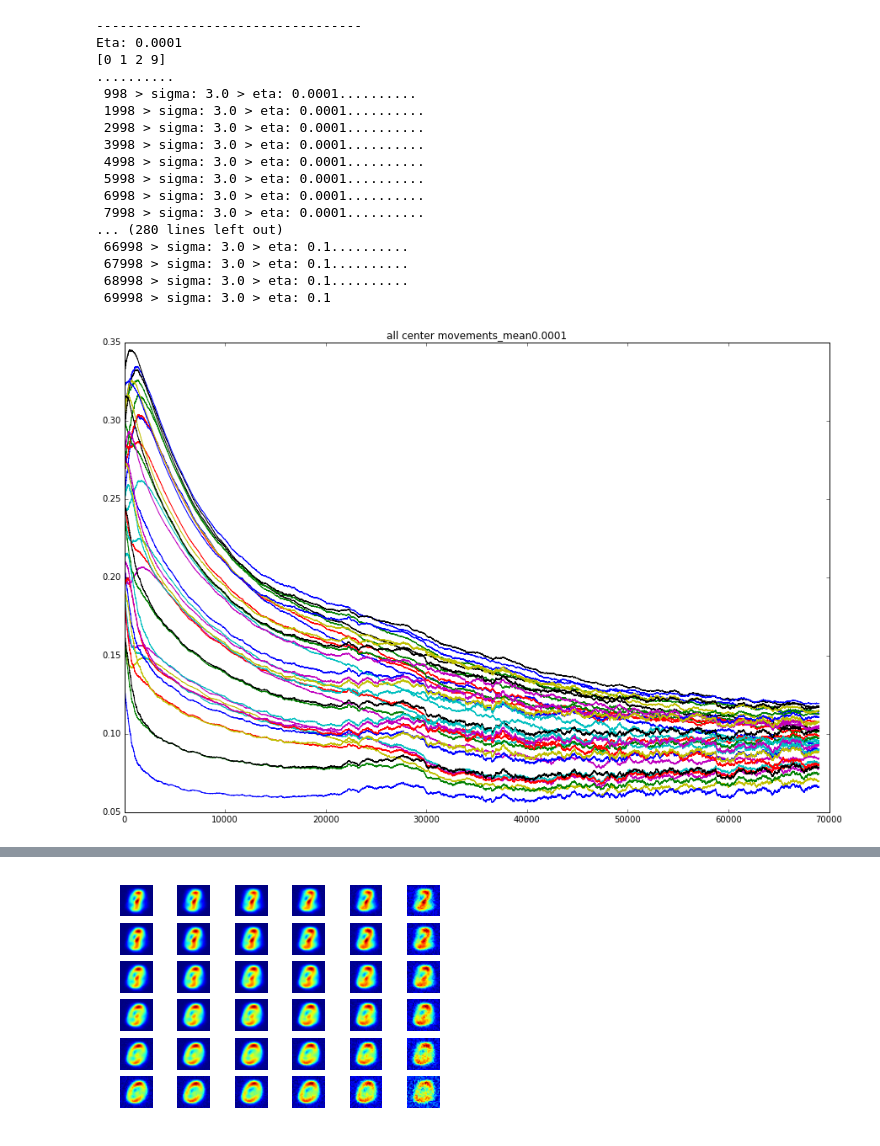
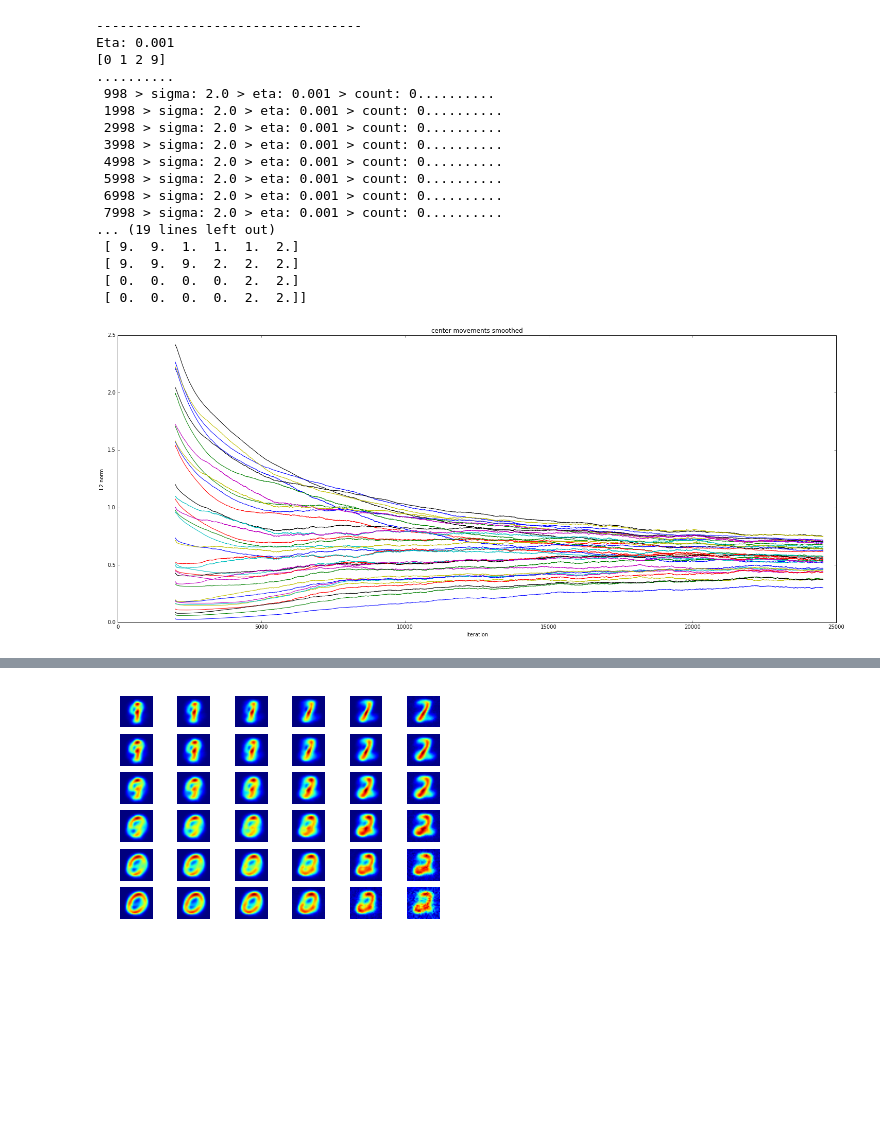
Before and after one commit to JosselinVallee/Unsupervised_project1, a Jupyter notebook: notebook-lukas.ipynb, the cells around one changed output, grey strips where cells are left out. Cells and saved outputs as stored; diff of their text form; code cells hidden in the pictures; blank space fills up the shorter version.

```diff
--- a/notebook-lukas.ipynb
+++ b/notebook-lukas.ipynb
@@ -327,55 +370,55 @@ def kohonen_test(max_iter=5, R=1, init_eta=0.1, movment_limit = 0.1, stab_limit=
     return {} #plot_dict
 # %%
 tmax = 70000
-etas = [0.0001, 0.001, 0.01, 0.1]
+etas = [0.001]
 figs = []
 legends = defaultdict(lambda: [])
 # load in data and labels
 data = np.array(np.loadtxt('data.txt'))
 labels = np.loadtxt('labels.txt')
 targetdigits = name2digits("Lukas Pestalozzi")
 
 for e in etas:
     print("\n----------------------------------")
     print("Eta:", e)
-    plt_dict = kohonen_test(max_iter=tmax, R=0, init_eta=e, init_sigma=3.0,
-                                                   W_movement = len(data),
-                                                   movment_limit = 0.0,
-                                                   stab_limit=0,
-                                                   data=data, labels=labels)
+    plt_dict = kohonen_test(max_iter=tmax, R=0, init_eta=e, init_sigma=2.0,
+                                                    movment_limit = 0.01,
+                                                    Wcmmean = 2000,
+                                                    Wcmstd = 1500,
+                                                    data=data, labels=labels)
     i = 0
     for k in sorted(plt_dict, key=lambda x: x[1]):
         if len(figs) <= i :
             figs.append(plt.figure(str(i), figsize=(15, 10)))
             plt.title(k)
             #plt.ylim(0, 1)
 
         v = plt_dict[k]
         plt.figure(str(i))
         h, = plt.plot([x[0] for x in v], [x[1] for x in v])
         legends[i].append(h)
         i+=1
 
 legnd = [str(e) for e in etas]
 for i in range(0, len(figs)):
     plt.figure(str(i))
     plt.legend(legends[i], legnd, loc=1)
 # %% [output]
 ----------------------------------
-Eta: 0.0001
+Eta: 0.001
 [0 1 2 9]
 ..........
- 998 > sigma: 3.0 > eta: 0.0001..........
- 1998 > sigma: 3.0 > eta: 0.0001..........
- 2998 > sigma: 3.0 > eta: 0.0001..........
- 3998 > sigma: 3.0 > eta: 0.0001..........
- 4998 > sigma: 3.0 > eta: 0.0001..........
- 5998 > sigma: 3.0 > eta: 0.0001..........
- 6998 > sigma: 3.0 > eta: 0.0001..........
- 7998 > sigma: 3.0 > eta: 0.0001..........
-... (280 lines left out)
- 66998 > sigma: 3.0 > eta: 0.1..........
- 67998 > sigma: 3.0 > eta: 0.1..........
- 68998 > sigma: 3.0 > eta: 0.1..........
- 69998 > sigma: 3.0 > eta: 0.1
+ 998 > sigma: 2.0 > eta: 0.001 > count: 0..........
+ 1998 > sigma: 2.0 > eta: 0.001 > count: 0..........
+ 2998 > sigma: 2.0 > eta: 0.001 > count: 0..........
+ 3998 > sigma: 2.0 > eta: 0.001 > count: 0..........
+ 4998 > sigma: 2.0 > eta: 0.001 > count: 0..........
+ 5998 > sigma: 2.0 > eta: 0.001 > count: 0..........
+ 6998 > sigma: 2.0 > eta: 0.001 > count: 0..........
+ 7998 > sigma: 2.0 > eta: 0.001 > count: 0..........
+... (19 lines left out)
+ [ 9.  9.  1.  1.  1.  2.]
+ [ 9.  9.  9.  2.  2.  2.]
+ [ 0.  0.  0.  0.  2.  2.]
+ [ 0.  0.  0.  0.  2.  2.]]
-[figure, old version]
+[figure, new version]
@@ -383 +426 @@ Eta: 0.0001
-[figure, old version]
+[figure, new version]
```
Also changed, not shown: parts of 3 cells of this notebook.
